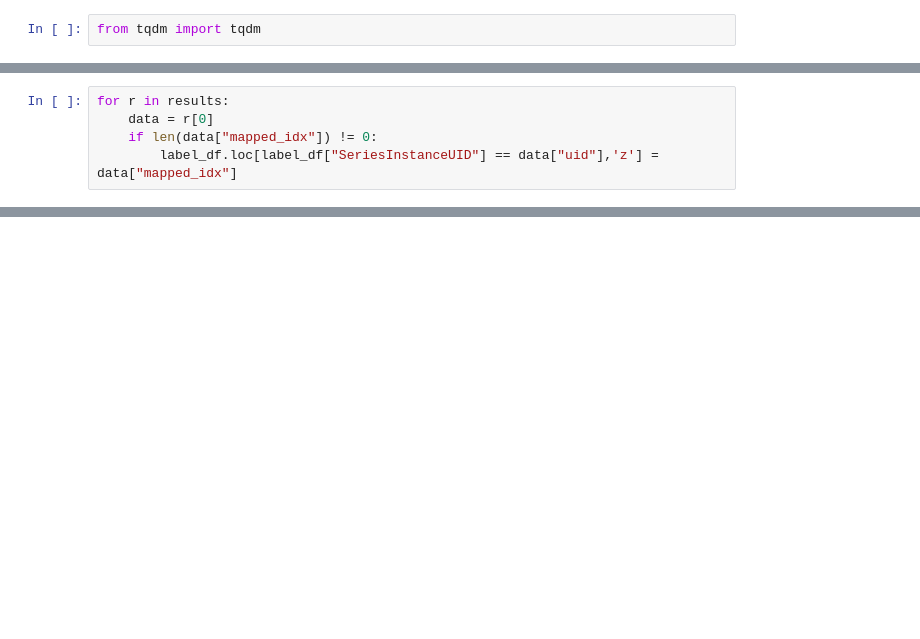
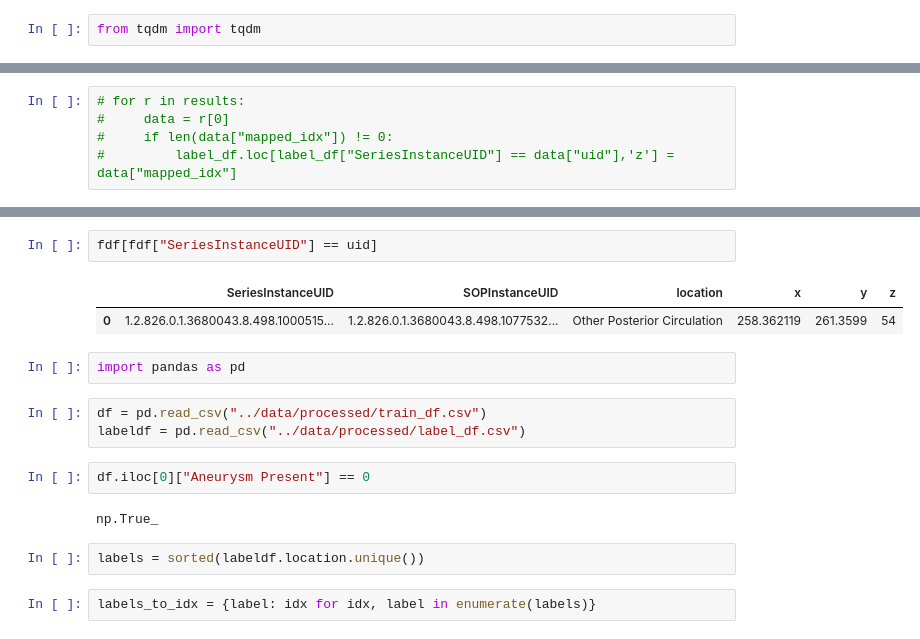
Before and after one commit to tom99763/9th-place-solution-RSNA-IAD, a Jupyter notebook: notebooks/Untitled.ipynb, the cells around one changed output, grey strips where cells are left out. Cells and saved outputs as stored; diff of their text form; blank space fills up the shorter version.

Commit message:
add train pipeline

```diff
--- a/notebooks/Untitled.ipynb
+++ b/notebooks/Untitled.ipynb
@@ -305,8 +316,8 @@ Processing complete.
 # %%
-for r in results:
-    data = r[0]
-    if len(data["mapped_idx"]) != 0:
-        label_df.loc[label_df["SeriesInstanceUID"] == data["uid"],'z'] = data["mapped_idx"]
+# for r in results:
+#     data = r[0]
+#     if len(data["mapped_idx"]) != 0:
+#         label_df.loc[label_df["SeriesInstanceUID"] == data["uid"],'z'] = data["mapped_idx"]
 # %%
 label_df.head()
 # %% [output]
@@ -321,0 +383,18 @@ train_df.to_csv("../data/processed/train_df.csv", index=False)
+# %%
+fdf[fdf["SeriesInstanceUID"] == uid]
+# %% [output]
+|  | SeriesInstanceUID | SOPInstanceUID | location | x | y | z |
+| 0 | 1.2.826.0.1.3680043.8.498.1000515... | 1.2.826.0.1.3680043.8.498.1077532... | Other Posterior Circulation | 258.362119 | 261.3599 | 54 |
+# %%
+import pandas as pd
+# %%
+df = pd.read_csv("../data/processed/train_df.csv")
+labeldf = pd.read_csv("../data/processed/label_df.csv")
+# %%
+df.iloc[0]["Aneurysm Present"] == 0
+# %% [output]
+np.True_
+# %%
+labels = sorted(labeldf.location.unique())
+# %%
+labels_to_idx = {label: idx for idx, label in enumerate(labels)}
```
Also changed, not shown: parts of 20 cells of this notebook, 11 other files.
